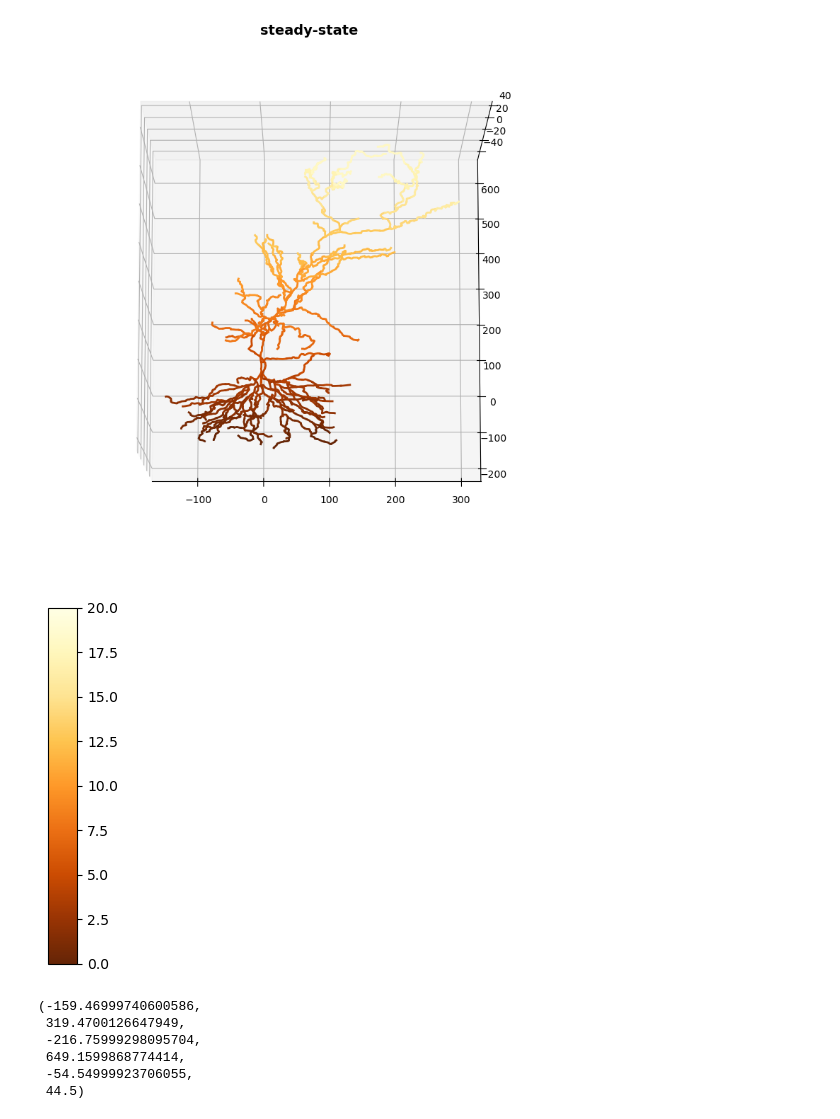
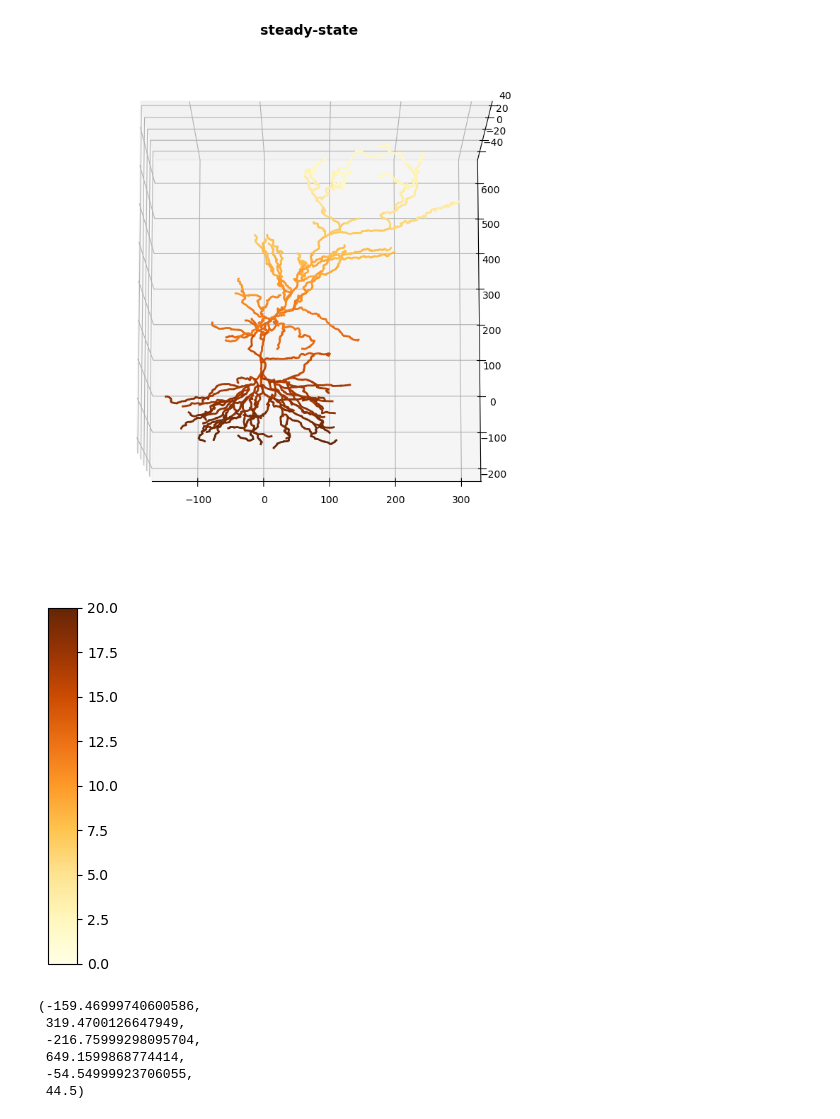
Before and after one commit to lptolik/Williams-etal-Synaptic-Transport, a Jupyter notebook: mine/myFig5.ipynb, the cells around one changed output. Saved outputs shown, nothing was run; the diff lists cells and outputs as text; code cells hidden in the pictures.

```diff
--- a/mine/myFig5.ipynb
+++ b/mine/myFig5.ipynb
@@ -525,15 +528,15 @@ plt.axis('on')
  44.5)
 [figure]
 # %%
-sm = plt.cm.ScalarMappable(cmap=plt.cm.YlOrBr_r, norm=plt.Normalize(0,20))
+sm = plt.cm.ScalarMappable(cmap=plt.cm.YlOrBr, norm=plt.Normalize(0,20))
 #plt.colorbar(sm)
 fig, ax = plt.subplots(figsize=(1, 4))
 # vmin, vmax =  np.nanmin(A), np.nanmax(A)
 cbar = fig.colorbar(sm, ax)
 plt.tight_layout()
 plt.show()
 # %% [output]
-[figure, old version]
+[figure, new version]
 # %%
 #['soma', 'dend_5', 'apic', 'dend', 'axon']
 u1=np.zeros(2*n)
```
Also changed, not shown: parts of 11 cells of this notebook.
